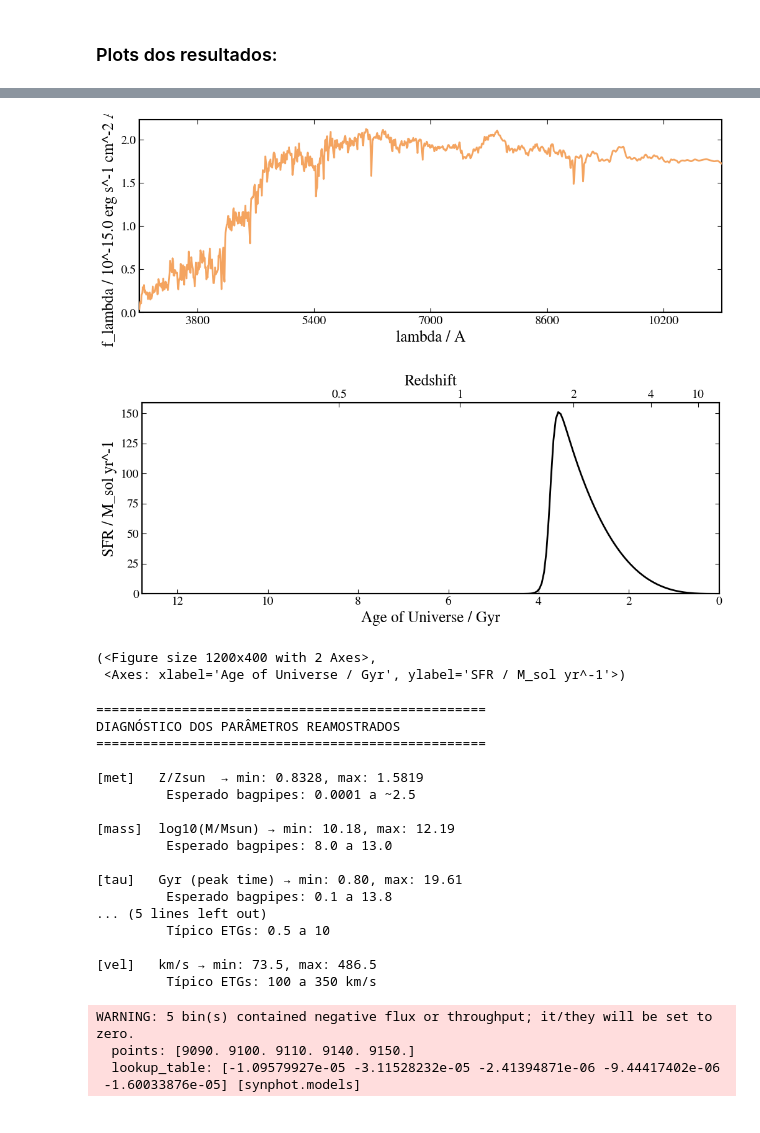
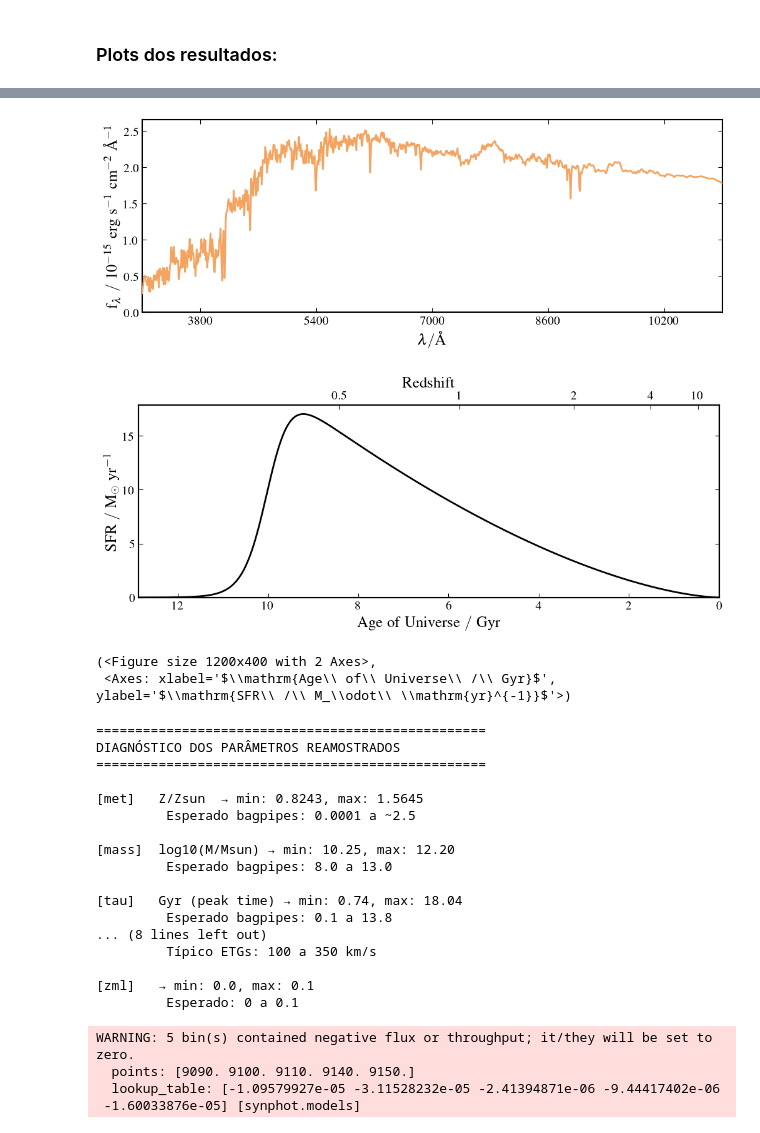
Before and after one commit to pedroand6/Inference4ETGs, a Jupyter notebook: Data/catalogue_estimation.ipynb, the cells around one changed output, grey strips where cells are left out. Saved outputs shown, nothing was run; the diff lists cells and outputs as text; code cells hidden in the pictures.

```diff
--- a/Data/catalogue_estimation.ipynb
+++ b/Data/catalogue_estimation.ipynb
@@ -18,7 +18,7 @@ plt.rcParams["xtick.labelsize"] = 10
 plt.rcParams["ytick.labelsize"] = 10
 plt.rcParams['font.size'] = 12
 plt.rc('font', **{'family': 'serif', 'serif': ['Times']})
-#plt.rcParams["text.usetex"] = True
+plt.rcParams["text.usetex"] = True
 mpl.rcParams['figure.dpi'] = 100
 mpl.rcParams['legend.frameon'] = False #importante
 mpl.rcParams['font.family'] = 'STIXGeneral'
@@ -248,6 +247,9 @@ tau = tau[tree_mask]
 values = np.vstack([etg_met, np.log10(etg_massformed),
                     np.log10(etg_dispvel), np.log10(tau), np.log10(alpha), np.log10(beta)])
 kernel = stats.gaussian_kde(values, bw_method='silverman')
+
+zml = splus_data['zml']
+z_kernel = stats.gaussian_kde(np.log10(zml))
 # %% [markdown]
 ### Plots dos resultados:
 # %%
@@ -271,7 +273,8 @@ def plot_mock(mock_data, data, name):
     if (subplot_pos - 2) % 10 == 0: plt.title(f"Dados randomizados")
 
 # Reamostragem dos dados
-mock_data = kernel.resample(10000)
+n_samples = 10000
+mock_data = kernel.resample(n_samples)
 
 #mock_SFR = (mock_data[2, :])[mock_data[2, :] >= 0]
 #sfr_mask = (mock_data[2, :] >= 0)
@@ -283,6 +286,8 @@ mock_dispvel = 10**(mock_data[2, :])
 mock_tau = 10**(mock_data[3, :])
 mock_alpha = 10**(mock_data[4, :])
 mock_beta = 10**(mock_data[5, :])
+
+mock_redshift = 10**z_kernel.resample(n_samples)[0, :]
 
 # Plot das figuras
 fig = plt.figure(figsize=(14, 12))
@@ -297,11 +302,12 @@ plt.show()
 
 # Plot da figura dos parametros da SFH
 fig = plt.figure(figsize=(14, 12))
-subplot_pos = 320
+subplot_pos = 420
 
-plot_mock(mock_tau, tau, r"$\log(\tau)$")
-plot_mock(mock_alpha, alpha, r"$\log(\alpha)$")
-plot_mock(mock_beta, beta, r"$\log(\beta)$")
+plot_mock(np.log(mock_tau), np.log(tau), r"$\log(\tau)$")
+plot_mock(np.log(mock_alpha), np.log(alpha), r"$\log(\alpha)$")
+plot_mock(np.log(mock_beta), np.log(beta), r"$\log(\beta)$")
+plot_mock(np.log(mock_redshift), np.log(zml), r"$\log(z)$")
 
 plt.tight_layout()
 plt.show()
@@ -325,40 +331,45 @@ for i in range(total_samples):
     tau_mock = mock_tau[index]
     alpha_mock = mock_alpha[index]
     beta_mock = mock_beta[index]
+    redshift_mock = mock_redshift[index]
 
     #print("Massa:", mass, "\nMetalicidade:", metallicity, "\nDispersão de Velocidade:", dispvel)
 
     dblplaw = {}
     dblplaw["massformed"] = mass # Em log
     dblplaw["metallicity"] = metallicity # Em Z_sun
 
     dblplaw["alpha"] = alpha_mock
     dblplaw["beta"] = beta_mock
     dblplaw["tau"] = tau_mock
 
     # Adicionar variação na poeira dependendo da metalicidade?
     dust = {}
     dust["type"] = "Calzetti"
-    dust["Av"] = 0
+    dust["Av"] = 0.1
     dust["eta"] = 3
+
+    nebular = {}
+    nebular["logU"] = -1
 
     model_components = {}
     model_components["dblplaw"] = dblplaw
     #model_components["dust"] = dust
-    model_components["redshift"] = 0.05 # redshift observado --- REAMOSTRAR REDSHIFT FOTOMÉTRICO DO S-PLUS AQUI?
+    model_components["redshift"] = redshift_mock
     model_components["t_bc"] = 0.01 # idade máxima da nuvem molecular de uma população jovem
     model_components["veldisp"] = dispvel # dispersao de velocidade em km/s
+    model_components["nebular"] = nebular
 
     model = pipes.model_galaxy(model_components, spec_wavs=spec_wavs)
     spectra.append(model.spectrum)
 
 model.plot()
 model.sfh.plot()
 # %% [output]
-[figure, old version]
+[figure, new version]
-[figure, old version]
+[figure, new version]
 (<Figure size 1200x400 with 2 Axes>,
- <Axes: xlabel='Age of Universe / Gyr', ylabel='SFR / M_sol yr^-1'>)
+ <Axes: xlabel='$\\mathrm{Age\\ of\\ Universe\\ /\\ Gyr}$', ylabel='$\\mathrm{SFR\\ /\\ M_\\odot\\ \\mathrm{yr}^{-1}}$'>)
 # %%
 print("=" * 50)
 print("DIAGNÓSTICO DOS PARÂMETROS REAMOSTRADOS")
@@ -381,22 +392,25 @@ print(f"         Típico ETGs: 0.5 a 10")
 
 print(f"\n[vel]   km/s → min: {mock_dispvel.min():.1f}, max: {mock_dispvel.max():.1f}")
 print(f"         Típico ETGs: 100 a 350 km/s")
+
+print(f"\n[zml]   → min: {mock_redshift.min():.1f}, max: {mock_redshift.max():.1f}")
+print(f"         Esperado: 0 a 0.1")
 # %% [output]
 ==================================================
 DIAGNÓSTICO DOS PARÂMETROS REAMOSTRADOS
 ==================================================
 
-[met]   Z/Zsun  → min: 0.8328, max: 1.5819
+[met]   Z/Zsun  → min: 0.8243, max: 1.5645
          Esperado bagpipes: 0.0001 a ~2.5
 
-[mass]  log10(M/Msun) → min: 10.18, max: 12.19
+[mass]  log10(M/Msun) → min: 10.25, max: 12.20
          Esperado bagpipes: 8.0 a 13.0
 
-[tau]   Gyr (peak time) → min: 0.80, max: 19.61
+[tau]   Gyr (peak time) → min: 0.74, max: 18.04
          Esperado bagpipes: 0.1 a 13.8
-... (5 lines left out)
-         Típico ETGs: 0.5 a 10
+... (8 lines left out)
+         Típico ETGs: 100 a 350 km/s
 
-[vel]   km/s → min: 73.5, max: 486.5
-         Típico ETGs: 100 a 350 km/s
+[zml]   → min: 0.0, max: 0.1
+         Esperado: 0 a 0.1
 # %%
```
Also changed, not shown: parts of 7 cells of this notebook, 1 other file.
